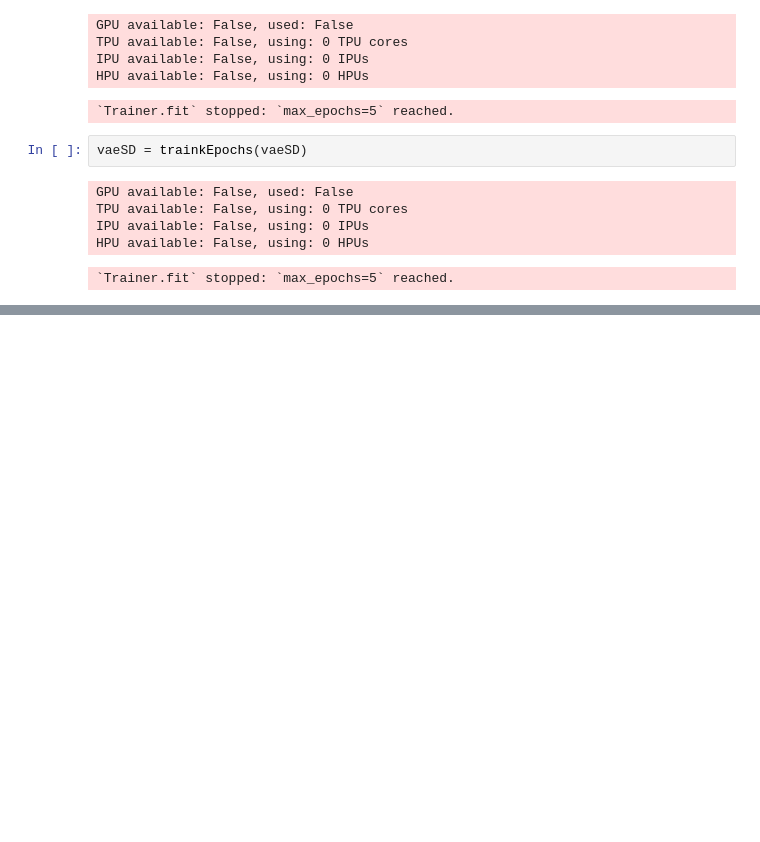
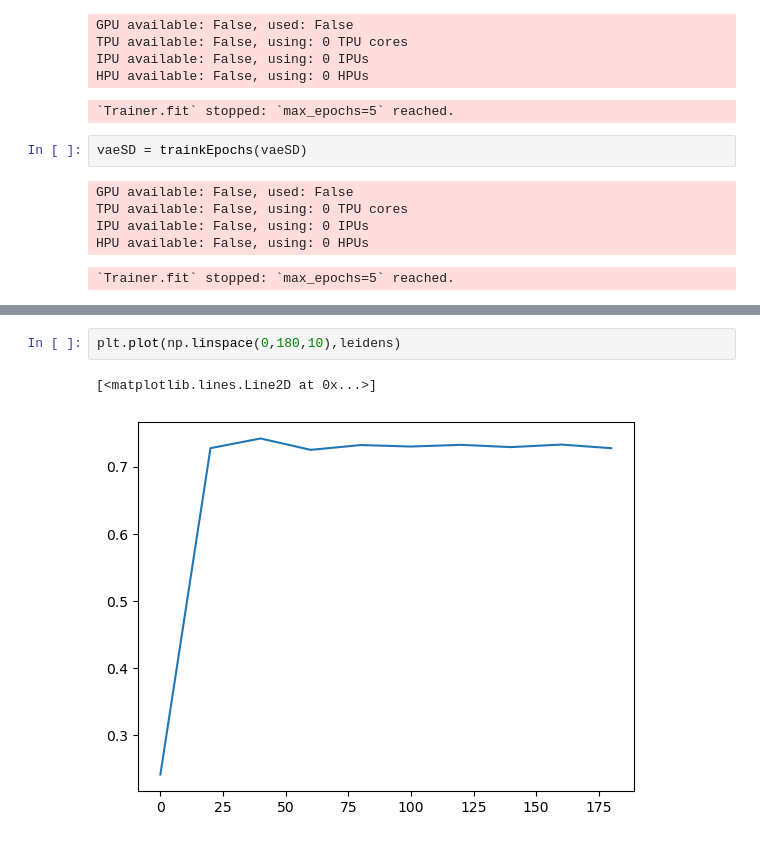
Before and after one commit to LeanderDiazBone/BachelorThesis, a Jupyter notebook: metrics_epochs.ipynb, the cells around one changed output, grey strips where cells are left out. Saved outputs shown, nothing was run; the diff lists cells and outputs as text; blank space fills up the shorter version.

```diff
--- a/metrics_epochs.ipynb
+++ b/metrics_epochs.ipynb
@@ -77,0 +205,5 @@ HPU available: False, using: 0 HPUs
+# %%
+plt.plot(np.linspace(0,180,10),leidens)
+# %% [output]
+[<matplotlib.lines.Line2D at 0x...>]
+[figure, added]
```
Also changed, not shown: parts of 18 cells of this notebook, 14 other files.
